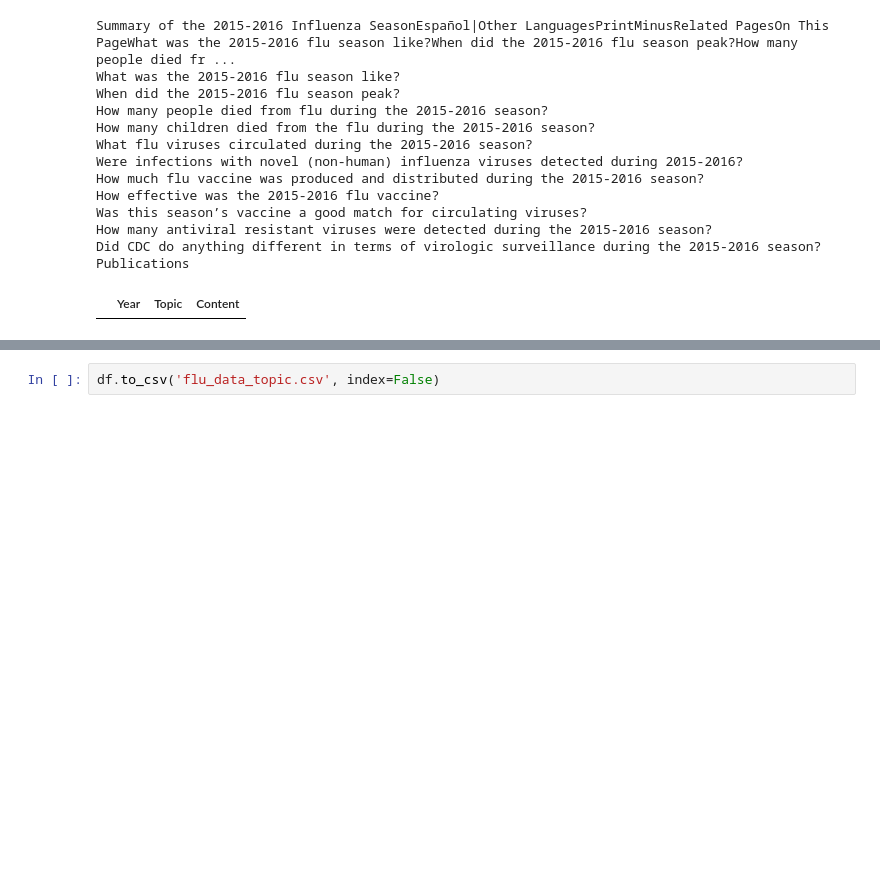
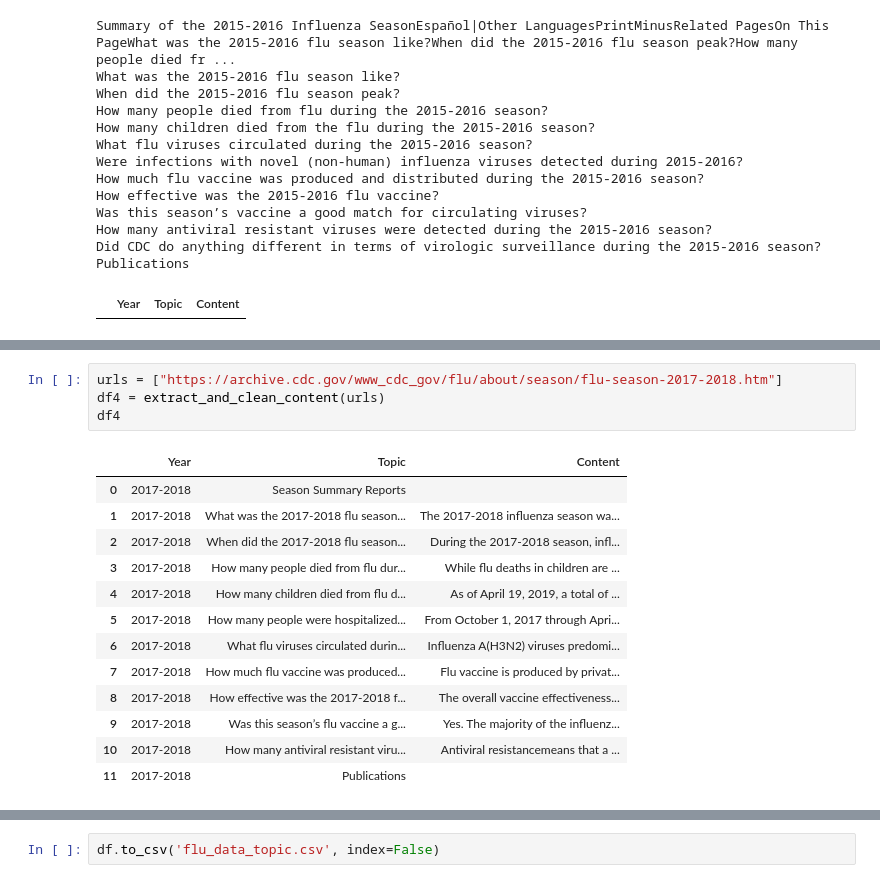
Before and after one commit to pergazuz/Text-Summarization-for-Flu-Season-Summary-Reports, a Jupyter notebook: mandoji.ipynb, the cells around one changed output, grey strips where cells are left out. Cells and saved outputs as stored; diff of their text form; blank space fills up the shorter version.

```diff
--- a/mandoji.ipynb
+++ b/mandoji.ipynb
@@ -215 +294,19 @@ Name: Content, dtype: object
+# %%
+urls = ["https://archive.cdc.gov/www_cdc_gov/flu/about/season/flu-season-2017-2018.htm"]
+df4 = extract_and_clean_content(urls)
+df4
+# %% [output]
+|  | Year | Topic | Content |
+| 0 | 2017-2018 | Season Summary Reports |  |
+| 1 | 2017-2018 | What was the 2017-2018 flu season... | The 2017-2018 influenza season wa... |
+| 2 | 2017-2018 | When did the 2017-2018 flu season... | During the 2017-2018 season, infl... |
+| 3 | 2017-2018 | How many people died from flu dur... | While flu deaths in children are ... |
+| 4 | 2017-2018 | How many children died from flu d... | As of April 19, 2019, a total of ... |
+| 5 | 2017-2018 | How many people were hospitalized... | From October 1, 2017 through Apri... |
+| 6 | 2017-2018 | What flu viruses circulated durin... | Influenza A(H3N2) viruses predomi... |
+| 7 | 2017-2018 | How much flu vaccine was produced... | Flu vaccine is produced by privat... |
+| 8 | 2017-2018 | How effective was the 2017-2018 f... | The overall vaccine effectiveness... |
+| 9 | 2017-2018 | Was this season’s flu vaccine a g... | Yes. The majority of the influenz... |
+| 10 | 2017-2018 | How many antiviral resistant viru... | Antiviral resistancemeans that a ... |
+| 11 | 2017-2018 | Publications |  |
 # %%
```
Also changed, not shown: parts of 5 cells of this notebook.
